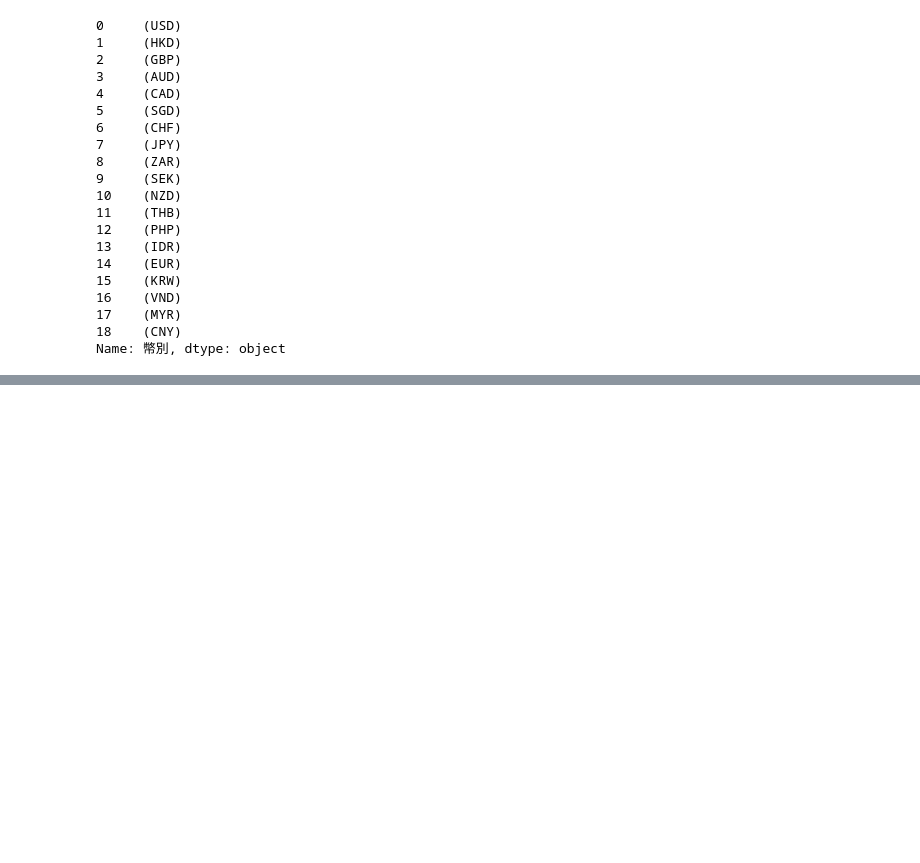
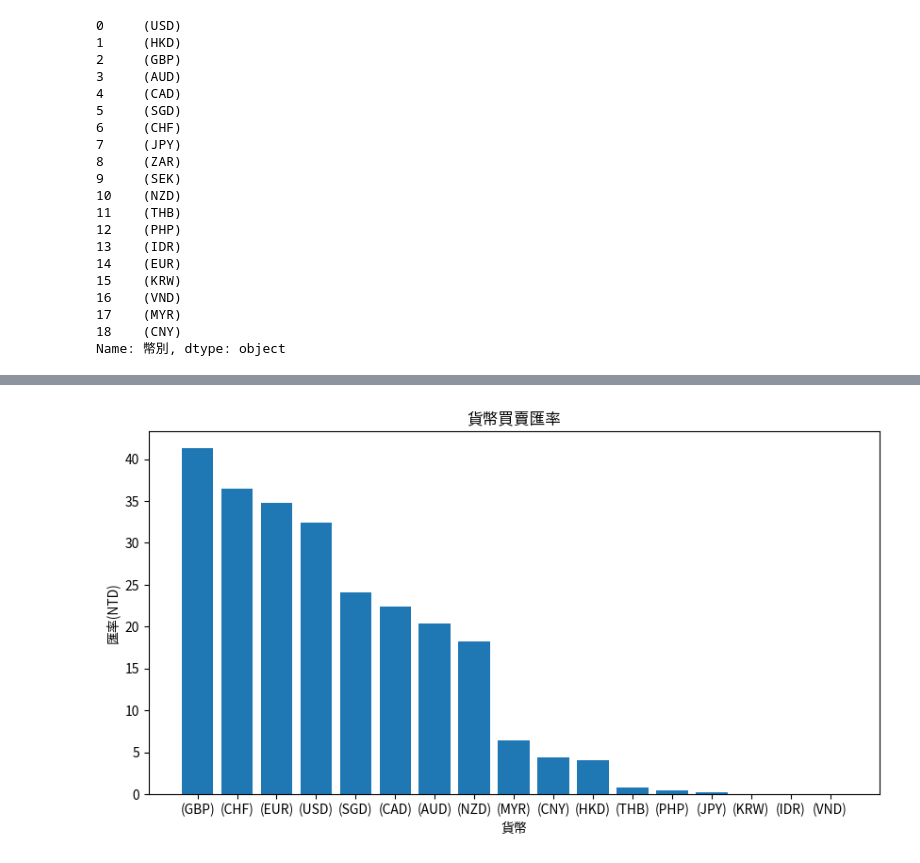
Before and after one commit to minyi-114/python_analysis, a Jupyter notebook: lesson7_1.ipynb, the cells around one changed output, grey strips where cells are left out. Saved outputs shown, nothing was run; the diff lists cells and outputs as text; code cells hidden in the pictures; blank space fills up the shorter version.

```diff
--- a/lesson7_1.ipynb
+++ b/lesson7_1.ipynb
@@ -195,15 +197,17 @@ wget.download('https://github.com/roberthsu2003/__2025_01_04_chihlee__/raw/refs/
 # %%
 import matplotlib.pyplot as plt
 from matplotlib.font_manager import fontManager
 import matplotlib as mlp
 fontManager.addfont('ChineseFont.ttf')
 mlp.rc('font', family='ChineseFont')
 
 # 1.製作figure
 fig = plt.figure(figsize=(10, 5))
 ax_1 = fig.add_subplot(1, 1, 1)
-ax_1.bar(df['幣別'].apply(lambda x: x.split()[-1]),df['現金買入'])
+ax_1.bar(dff['幣別'].apply(lambda x: x.split()[-1]),dff['現金買入'])
 ax_1.set_title('貨幣買賣匯率')
 ax_1.set_xlabel('貨幣')
 ax_1.set_ylabel('匯率(NTD)')
 plt.show()
+# %% [output]
+[figure, added]
```
Also changed, not shown: parts of 1 cell of this notebook.
